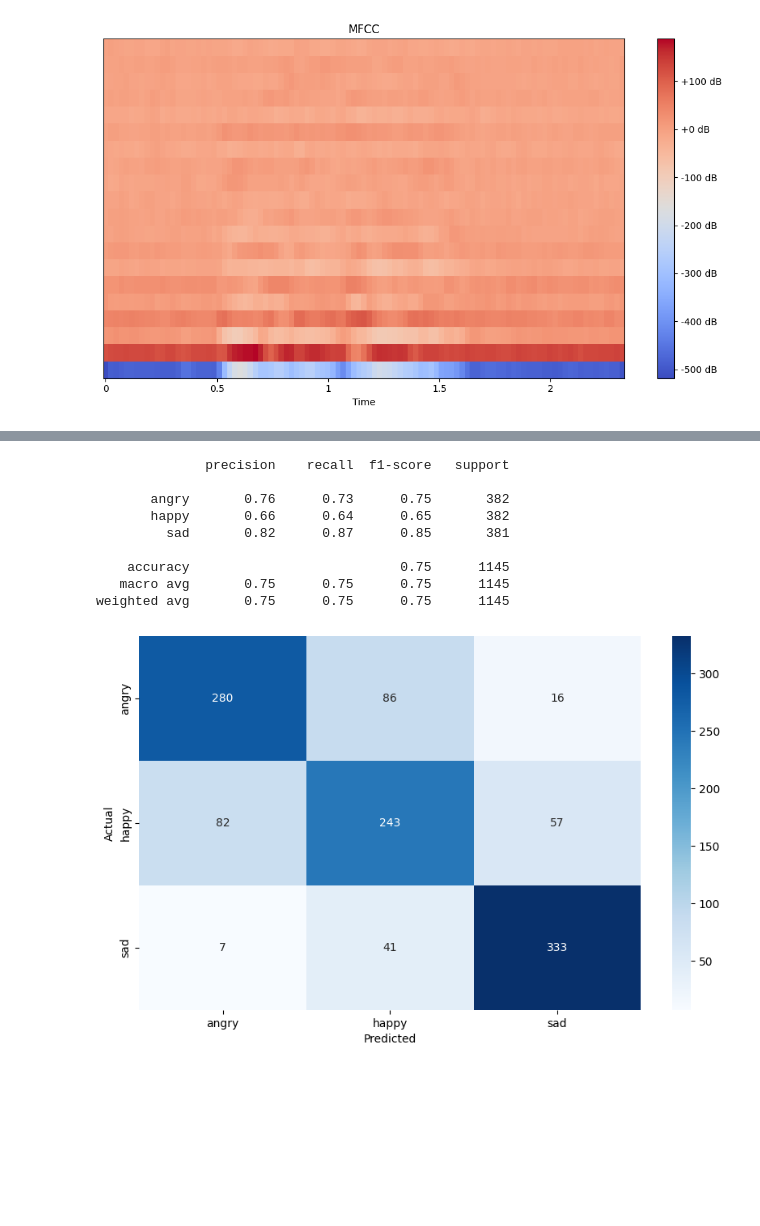
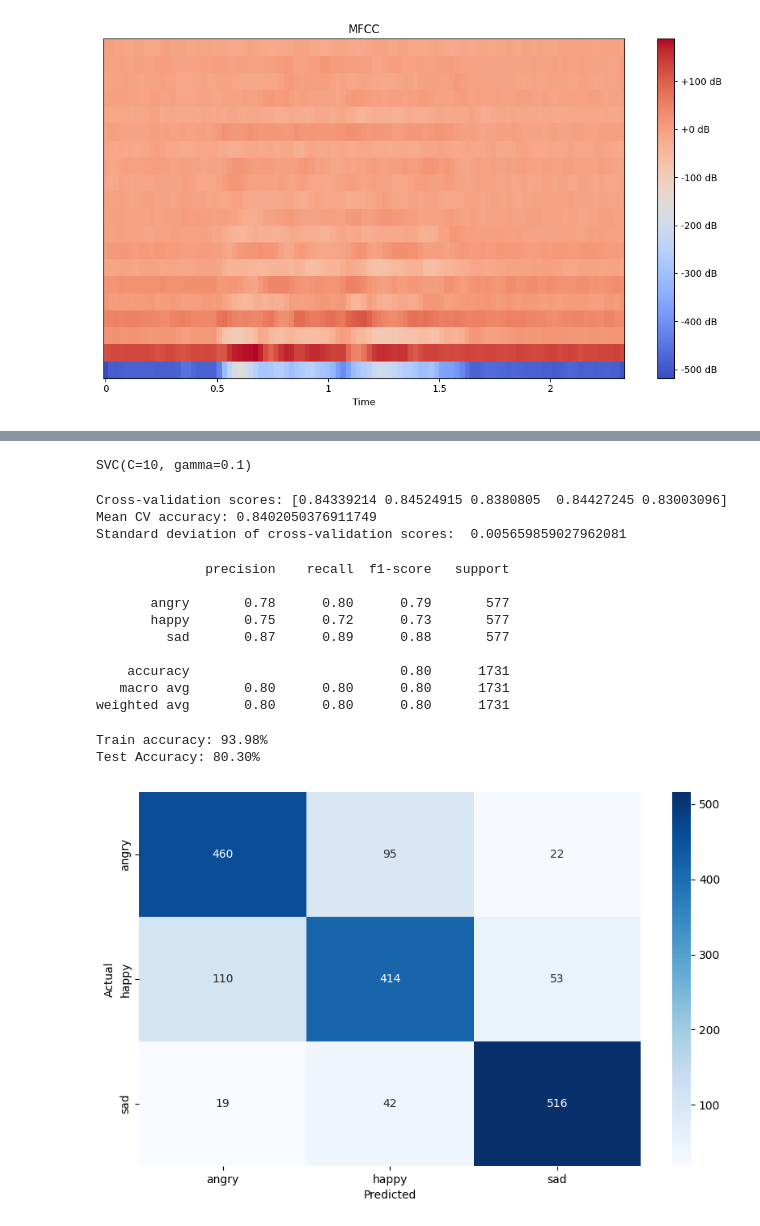
Before and after one commit to Aikonbyu/D4_PPDM_2, a Jupyter notebook: SVM.ipynb, the cells around one changed output, grey strips where cells are left out. Saved outputs shown, nothing was run; the diff lists cells and outputs as text; code cells hidden in the pictures; blank space fills up the shorter version.

```diff
--- a/SVM.ipynb
+++ b/SVM.ipynb
@@ -396,24 +392,49 @@ SVC(C=1000, gamma=0.01)
+# %%
+best_model = SVC(C=10, gamma=0.1, kernel='rbf')
+best_model.fit(X_train, y_train)
+# %% [output]
+SVC(C=10, gamma=0.1)
+# %%
+from sklearn.model_selection import KFold, cross_val_score
+
+# Create a KFold object
+k = KFold(n_splits=5, shuffle=True, random_state=42)
+
+cv_scores = cross_val_score(best_model, X_train, y_train, cv=k, scoring='accuracy')
+
+# Print cross-validation scores
+print("Cross-validation scores:", cv_scores)
+print("Mean CV accuracy:", cv_scores.mean())
+print("Standard deviation of cross-validation scores: ", cv_scores.std())
+# %% [output]
+Cross-validation scores: [0.84339214 0.84524915 0.8380805  0.84427245 0.83003096]
+Mean CV accuracy: 0.8402050376911749
+Standard deviation of cross-validation scores:  0.005659859027962081
 # %%
-grid_predictions = grid.predict(X_test)
-
-# print classification report
-print(classification_report(y_test, grid_predictions))
+predictions = best_model.predict(X_test)
+print(classification_report(y_test, predictions))
 # %% [output]
               precision    recall  f1-score   support
 
-       angry       0.76      0.73      0.75       382
-       happy       0.66      0.64      0.65       382
-         sad       0.82      0.87      0.85       381
+       angry       0.78      0.80      0.79       577
+       happy       0.75      0.72      0.73       577
+         sad       0.87      0.89      0.88       577
 
-    accuracy                           0.75      1145
-   macro avg       0.75      0.75      0.75      1145
-weighted avg       0.75      0.75      0.75      1145
+    accuracy                           0.80      1731
+   macro avg       0.80      0.80      0.80      1731
+weighted avg       0.80      0.80      0.80      1731
+# %%
+print("Train accuracy: {:.2f}%".format(best_model.score(X_train, y_train)*100))
+print("Test Accuracy: {:.2f}%".format(accuracy_score(y_test, predictions)*100))
+# %% [output]
+Train accuracy: 93.98%
+Test Accuracy: 80.30%
 # %%
-cm = confusion_matrix(y_test, grid_predictions)
+cm = confusion_matrix(y_test, predictions)
 plt.figure(figsize=(10, 6))
 sns.heatmap(cm, annot=True, fmt='d', xticklabels=['angry', 'happy', 'sad'], yticklabels=['angry', 'happy', 'sad'], cmap='Blues')
 plt.ylabel('Actual')
 plt.xlabel('Predicted')
 plt.show()
 # %% [output]
-[figure, old version]
+[figure, new version]
```
Also changed, not shown: parts of 18 cells of this notebook, 6 other files.
